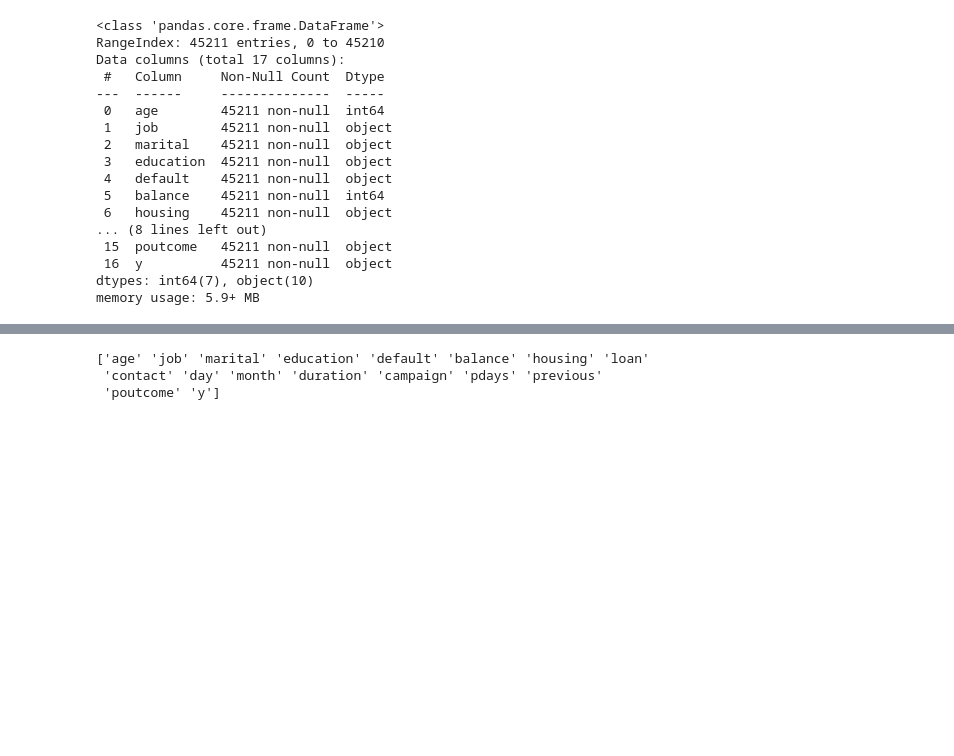
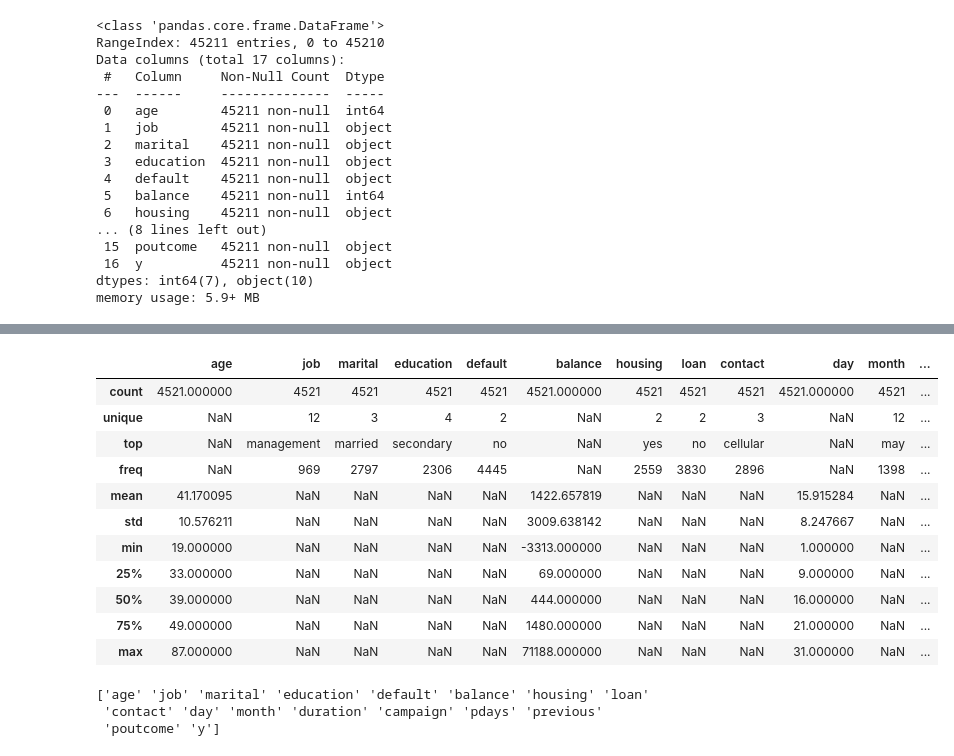
Before and after one commit to manred1997/subscrible-term-deposit, a Jupyter notebook: src/notebook/eda.ipynb, the cells around one changed output, grey strips where cells are left out. Cells and saved outputs as stored; diff of their text form; code cells hidden in the pictures; blank space fills up the shorter version.

```diff
--- a/src/notebook/eda.ipynb
+++ b/src/notebook/eda.ipynb
@@ -140,6 +161,21 @@ train.describe(include='all')
 | 50% | 39.000000 | NaN | NaN | NaN | NaN | 448.000000 | NaN | NaN | NaN | 16.000000 | NaN | ... |
 | 75% | 48.000000 | NaN | NaN | NaN | NaN | 1428.000000 | NaN | NaN | NaN | 21.000000 | NaN | ... |
 | max | 95.000000 | NaN | NaN | NaN | NaN | 102127.000000 | NaN | NaN | NaN | 31.000000 | NaN | ... |
+# %%
+test.describe(include='all')
+# %% [output]
+|  | age | job | marital | education | default | balance | housing | loan | contact | day | month | ... |
+| count | 4521.000000 | 4521 | 4521 | 4521 | 4521 | 4521.000000 | 4521 | 4521 | 4521 | 4521.000000 | 4521 | ... |
+| unique | NaN | 12 | 3 | 4 | 2 | NaN | 2 | 2 | 3 | NaN | 12 | ... |
+| top | NaN | management | married | secondary | no | NaN | yes | no | cellular | NaN | may | ... |
+| freq | NaN | 969 | 2797 | 2306 | 4445 | NaN | 2559 | 3830 | 2896 | NaN | 1398 | ... |
+| mean | 41.170095 | NaN | NaN | NaN | NaN | 1422.657819 | NaN | NaN | NaN | 15.915284 | NaN | ... |
+| std | 10.576211 | NaN | NaN | NaN | NaN | 3009.638142 | NaN | NaN | NaN | 8.247667 | NaN | ... |
+| min | 19.000000 | NaN | NaN | NaN | NaN | -3313.000000 | NaN | NaN | NaN | 1.000000 | NaN | ... |
+| 25% | 33.000000 | NaN | NaN | NaN | NaN | 69.000000 | NaN | NaN | NaN | 9.000000 | NaN | ... |
+| 50% | 39.000000 | NaN | NaN | NaN | NaN | 444.000000 | NaN | NaN | NaN | 16.000000 | NaN | ... |
+| 75% | 49.000000 | NaN | NaN | NaN | NaN | 1480.000000 | NaN | NaN | NaN | 21.000000 | NaN | ... |
+| max | 87.000000 | NaN | NaN | NaN | NaN | 71188.000000 | NaN | NaN | NaN | 31.000000 | NaN | ... |
 # %%
 columns = train.columns.values
 print(columns)
```
Also changed, not shown: parts of 6 cells of this notebook, 6 other files.
